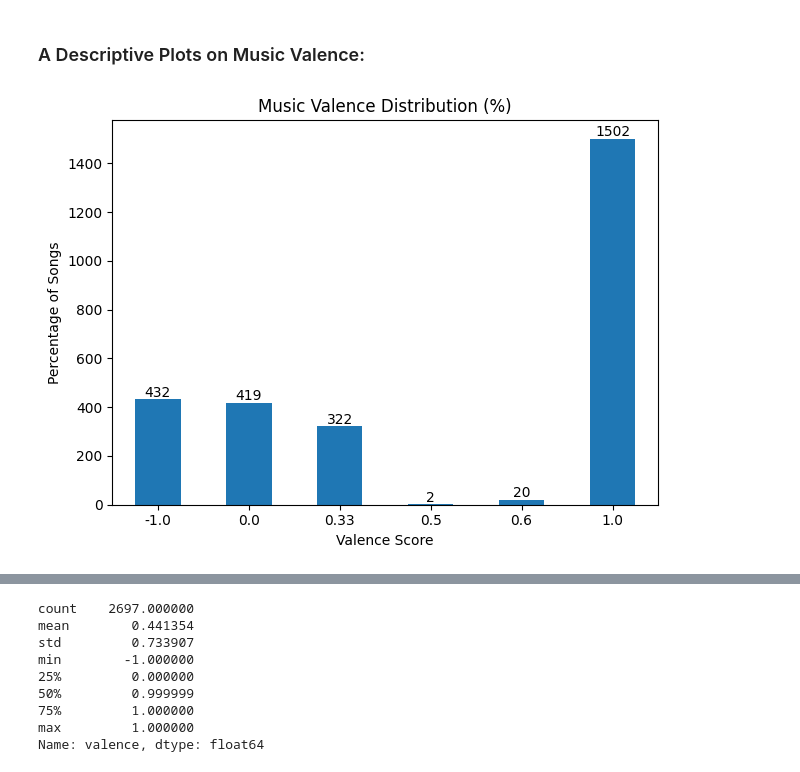
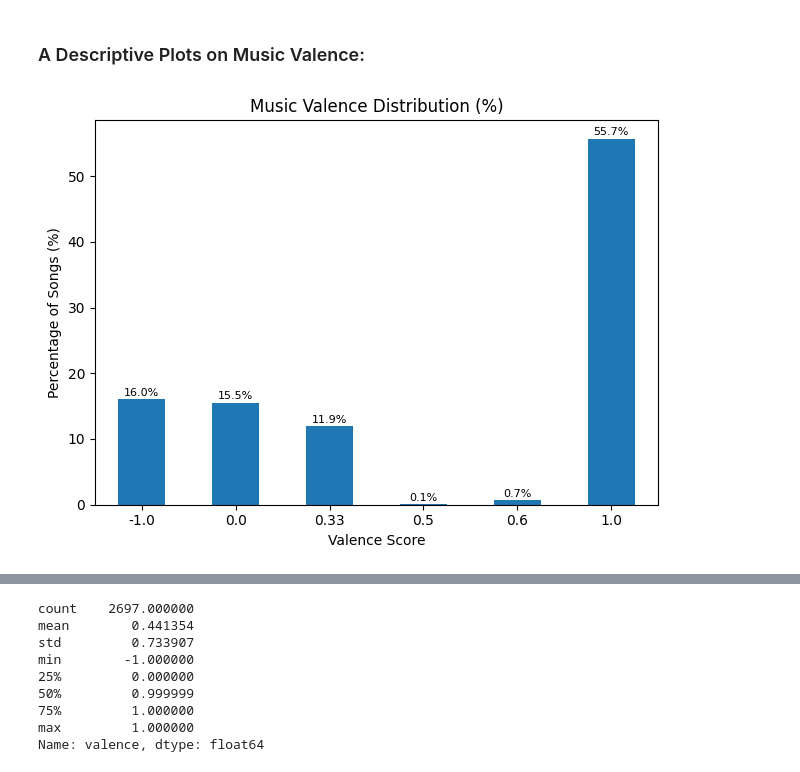
Before and after one commit to spattapu1/MGT-189_Project, a Jupyter notebook: Data_Processing.ipynb, the cells around one changed output, grey strips where cells are left out. Saved outputs shown, nothing was run; the diff lists cells and outputs as text; code cells hidden in the pictures.

Commit message:
fixed Music Valance Dist plot to use percents

```diff
--- a/Data_Processing.ipynb
+++ b/Data_Processing.ipynb
@@ -282,28 +282,20 @@ music_df["valence"] = (
 # %% [markdown]
 <h3> A Descriptive Plots on Music Valence:  </h3>
 # %%
-valence_pct = music_df["valence"].round(2).value_counts(normalize=True).sort_index()
+valence_pct = (music_df["valence"].round(2).value_counts(normalize=True).sort_index() * 100)
 
-(valence_pct * 100).plot(kind="bar")
-
-valence_counts = music_df["valence"].round(2).value_counts().sort_index()
-
-ax = valence_counts.plot(kind="bar")
-
-plt.title("Distribution of Music Valence")
-plt.xlabel("Valence Score")
-plt.ylabel("Number of Songs")
-
-# add count labels
-for i, v in enumerate(valence_counts):
-    ax.text(i, v + 10, str(v), ha='center')
-
+ax = valence_pct.plot(kind="bar")
 
 plt.title("Music Valence Distribution (%)")
 plt.xlabel("Valence Score")
-plt.ylabel("Percentage of Songs")
+plt.ylabel("Percentage of Songs (%)")
 plt.xticks(rotation=0)
+
+# add percentage labels
+for i, v in enumerate(valence_pct):
+    ax.text(i, v + 0.5, f"{v:.1f}%", ha='center', fontsize=8)
+
 plt.tight_layout()
 plt.show()
 # %% [output]
-[figure, old version]
+[figure, new version]
```
Also changed, not shown: parts of 3 cells of this notebook, 1 other file.
